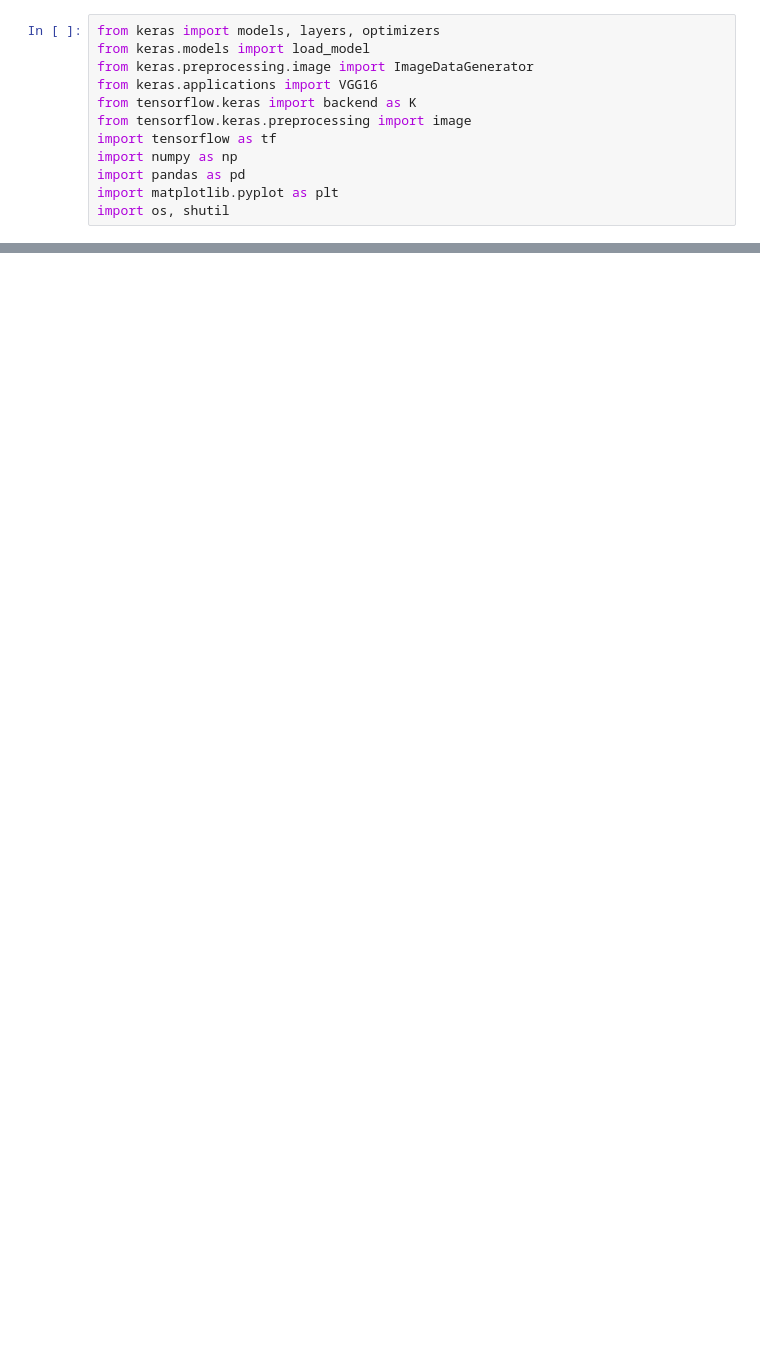
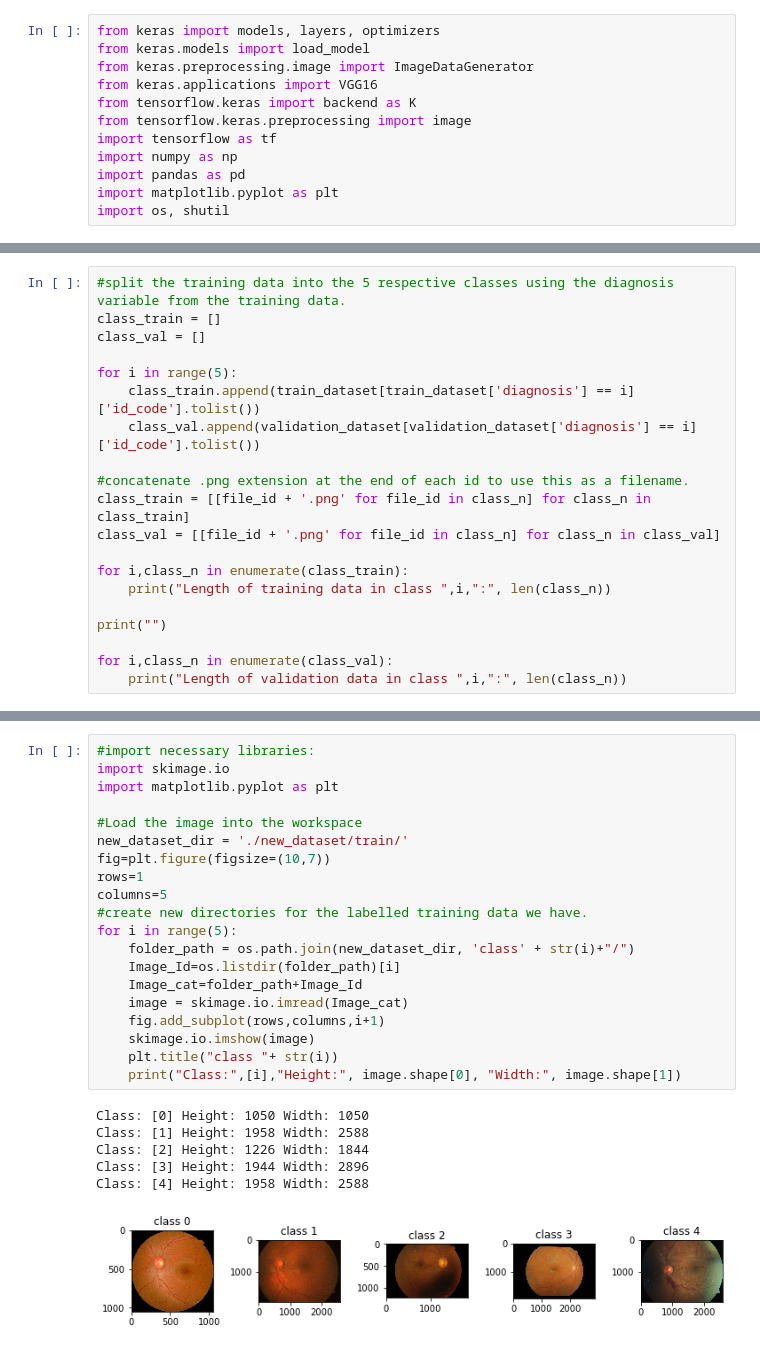
Before and after one commit to Girish-Rajani/Blindess_Detection_Deep_Learning, a Jupyter notebook: Blindess Detection.ipynb, the cells around one changed output, grey strips where cells are left out. Drawn from its saved outputs; the diff is of its cells as text; blank space fills up the shorter version.

Commit message:
Add files via upload
* Updated the optimization done by Bhavesh
* I Visualized the image for each class along with their dimensions.

```diff
--- a/Blindess Detection.ipynb
+++ b/Blindess Detection.ipynb
@@ -338,0 +42,20 @@ done
+# %%
+#split the training data into the 5 respective classes using the diagnosis variable from the training data.
+class_train = []
+class_val = []
+
+for i in range(5):
+    class_train.append(train_dataset[train_dataset['diagnosis'] == i]['id_code'].tolist())
+    class_val.append(validation_dataset[validation_dataset['diagnosis'] == i]['id_code'].tolist())
+
+#concatenate .png extension at the end of each id to use this as a filename.
+class_train = [[file_id + '.png' for file_id in class_n] for class_n in class_train]
+class_val = [[file_id + '.png' for file_id in class_n] for class_n in class_val]
+
+for i,class_n in enumerate(class_train):
+    print("Length of training data in class ",i,":", len(class_n))
+
+print("")
+
+for i,class_n in enumerate(class_val):
+    print("Length of validation data in class ",i,":", len(class_n))
@@ -339,3 +108,30 @@ done
+# %%
+#import necessary libraries:
+import skimage.io
+import matplotlib.pyplot as plt
+
+#Load the image into the workspace
+new_dataset_dir = './new_dataset/train/'
+fig=plt.figure(figsize=(10,7))
+rows=1
+columns=5
+#create new directories for the labelled training data we have.
+for i in range(5):
+    folder_path = os.path.join(new_dataset_dir, 'class' + str(i)+"/")
+    Image_Id=os.listdir(folder_path)[i]
+    Image_cat=folder_path+Image_Id
+    image = skimage.io.imread(Image_cat)
+    fig.add_subplot(rows,columns,i+1)
+    skimage.io.imshow(image)
+    plt.title("class "+ str(i))
+    print("Class:",[i],"Height:", image.shape[0], "Width:", image.shape[1])
+# %% [output]
+Class: [0] Height: 1050 Width: 1050
+Class: [1] Height: 1958 Width: 2588
+Class: [2] Height: 1226 Width: 1844
+Class: [3] Height: 1944 Width: 2896
+Class: [4] Height: 1958 Width: 2588
+[figure, added]
 # %%
 #Build model with convolution layers, pooling, and normalization
 model = models.Sequential()
```
Also changed, not shown: parts of 11 cells of this notebook.
